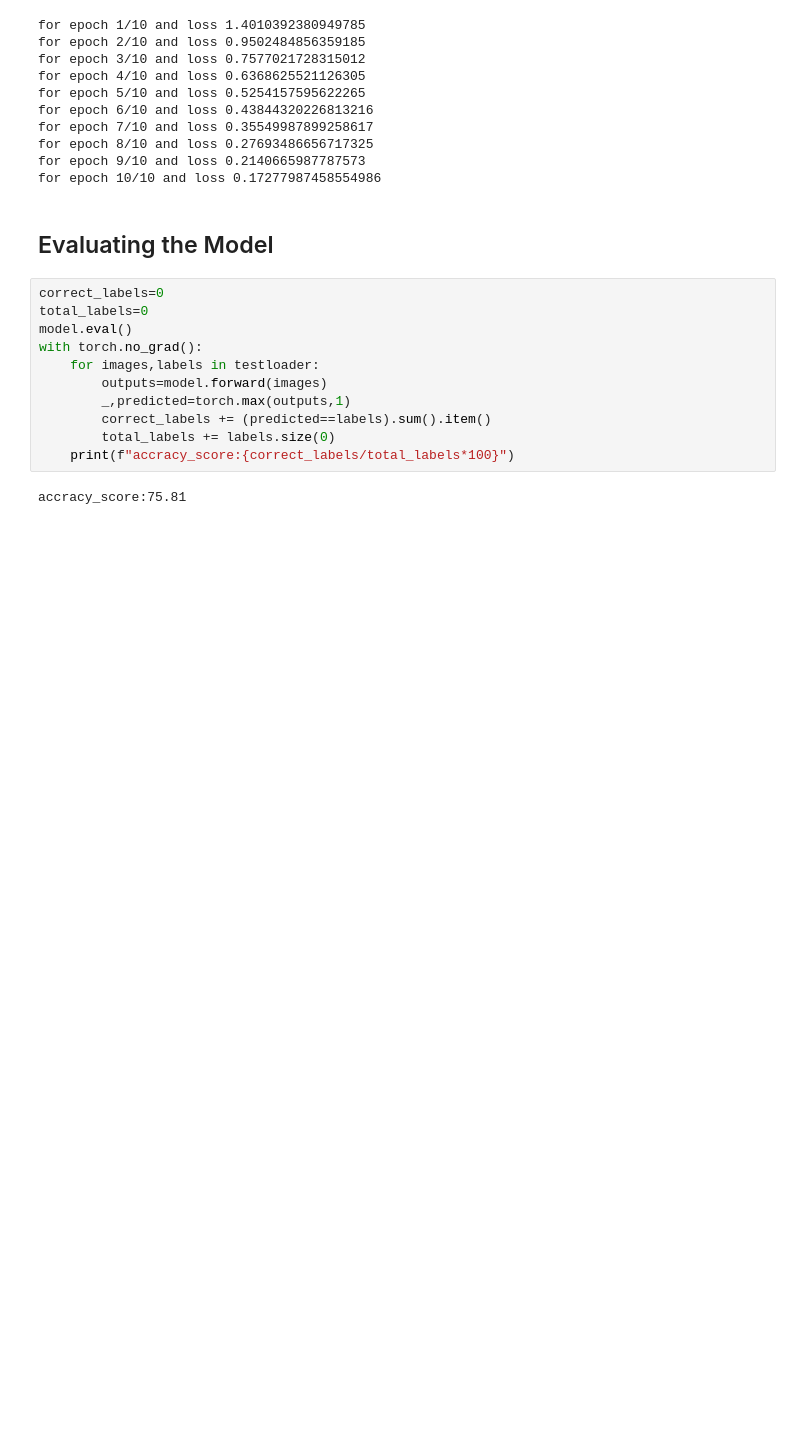
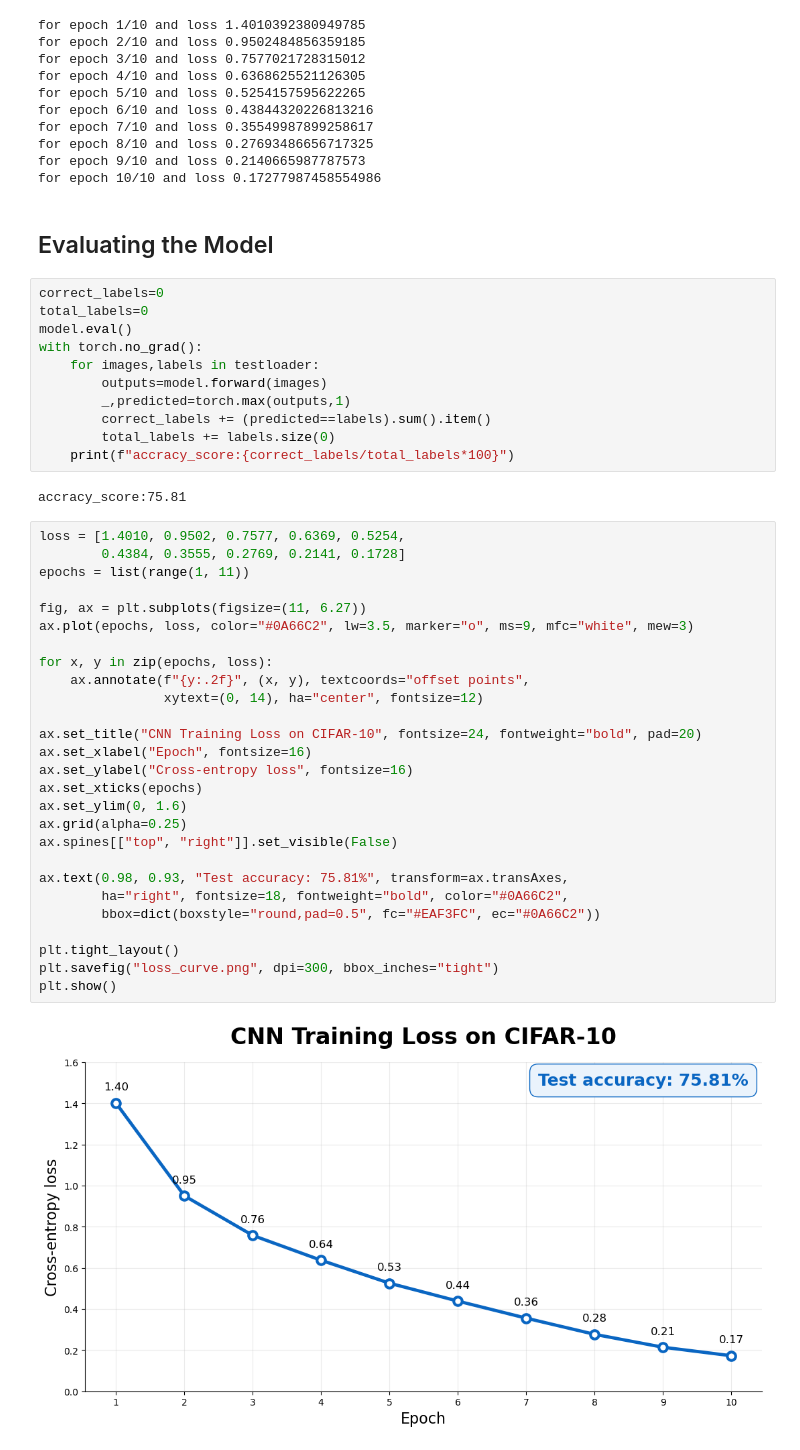
Before and after one commit to ashwith213/CIFAR10-Image-Classification, a Jupyter notebook: CNN.ipynb, the cells around one changed output. Cells and saved outputs as stored; diff of their text form; blank space fills up the shorter version.

```diff
--- a/CNN.ipynb
+++ b/CNN.ipynb
@@ -101,3 +116,32 @@ with torch.no_grad():
     print(f"accracy_score:{correct_labels/total_labels*100}")
 # %% [output]
 accracy_score:75.81
+# %%
+loss = [1.4010, 0.9502, 0.7577, 0.6369, 0.5254,
+        0.4384, 0.3555, 0.2769, 0.2141, 0.1728]
+epochs = list(range(1, 11))
+
+fig, ax = plt.subplots(figsize=(11, 6.27))
+ax.plot(epochs, loss, color="#0A66C2", lw=3.5, marker="o", ms=9, mfc="white", mew=3)
+
+for x, y in zip(epochs, loss):
+    ax.annotate(f"{y:.2f}", (x, y), textcoords="offset points",
+                xytext=(0, 14), ha="center", fontsize=12)
+
+ax.set_title("CNN Training Loss on CIFAR-10", fontsize=24, fontweight="bold", pad=20)
+ax.set_xlabel("Epoch", fontsize=16)
+ax.set_ylabel("Cross-entropy loss", fontsize=16)
+ax.set_xticks(epochs)
+ax.set_ylim(0, 1.6)
+ax.grid(alpha=0.25)
+ax.spines[["top", "right"]].set_visible(False)
+
+ax.text(0.98, 0.93, "Test accuracy: 75.81%", transform=ax.transAxes,
+        ha="right", fontsize=18, fontweight="bold", color="#0A66C2",
+        bbox=dict(boxstyle="round,pad=0.5", fc="#EAF3FC", ec="#0A66C2"))
+
+plt.tight_layout()
+plt.savefig("loss_curve.png", dpi=300, bbox_inches="tight")
+plt.show()
+# %% [output]
+[figure, added]
```
Also changed, not shown: parts of 2 cells of this notebook.
